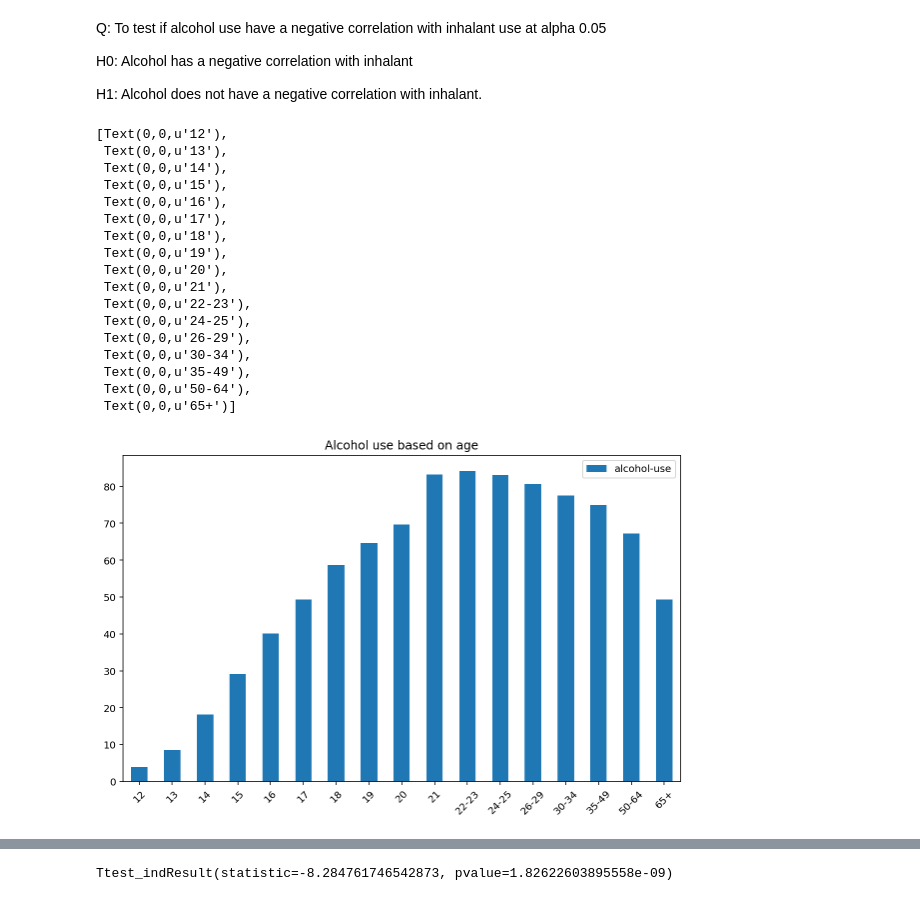
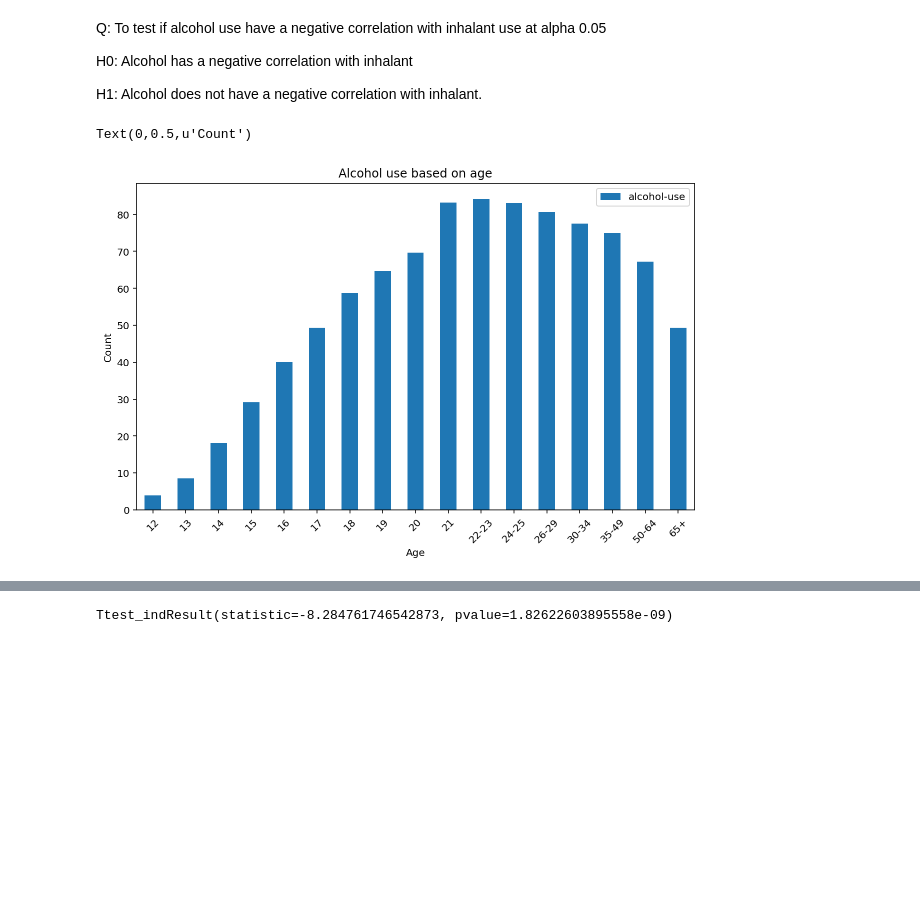
Before and after one commit to Arsyad-ah/Projects-GA, a Jupyter notebook: project-2/project-02-v2-starter-code.ipynb, the cells around one changed output, grey strips where cells are left out. Saved outputs shown, nothing was run; the diff lists cells and outputs as text; code cells hidden in the pictures; blank space fills up the shorter version.

```diff
--- a/project-2/project-02-v2-starter-code.ipynb
+++ b/project-2/project-02-v2-starter-code.ipynb
@@ -1141,25 +1142,11 @@ df_drugs_inhalant = df_drugs_new[['age', 'inhalant-use']]
 # %%
 alcohol_plot = df_drugs_alcohol.plot(kind='bar', figsize=(10,6), title='Alcohol use based on age')
 alcohol_plot.set_xticklabels(df_drugs_alcohol['age'], rotation=45)
+plt.xlabel('Age')
+plt.ylabel('Count')
 # %% [output]
-[Text(0,0,u'12'),
- Text(0,0,u'13'),
- Text(0,0,u'14'),
- Text(0,0,u'15'),
- Text(0,0,u'16'),
- Text(0,0,u'17'),
- Text(0,0,u'18'),
- Text(0,0,u'19'),
- Text(0,0,u'20'),
- Text(0,0,u'21'),
- Text(0,0,u'22-23'),
- Text(0,0,u'24-25'),
- Text(0,0,u'26-29'),
- Text(0,0,u'30-34'),
- Text(0,0,u'35-49'),
- Text(0,0,u'50-64'),
- Text(0,0,u'65+')]
+Text(0,0.5,u'Count')
-[figure, old version]
+[figure, new version]
 # %%
 inhalant_plot = df_drugs_inhalant.plot(kind='bar', figsize=(10,6), title='Inhalant use based on age')
 inhalant_plot.set_xticklabels(df_drugs_inhalant['age'], rotation=45)
```
Also changed, not shown: parts of 69 cells of this notebook, 2 other files.
